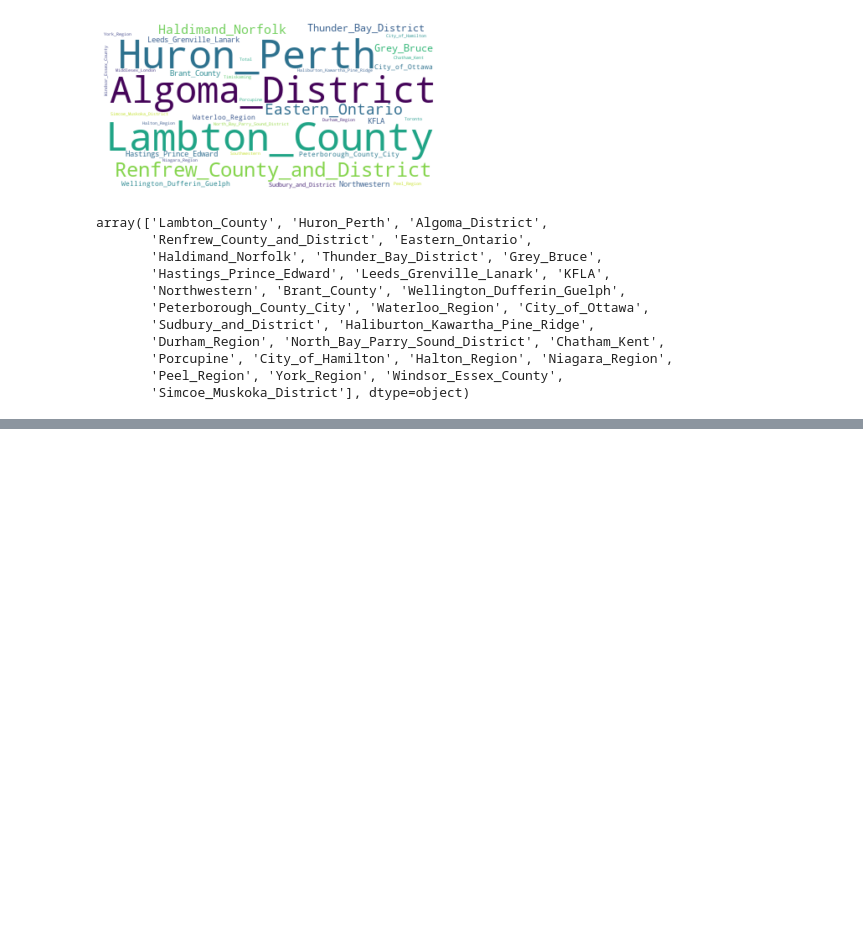
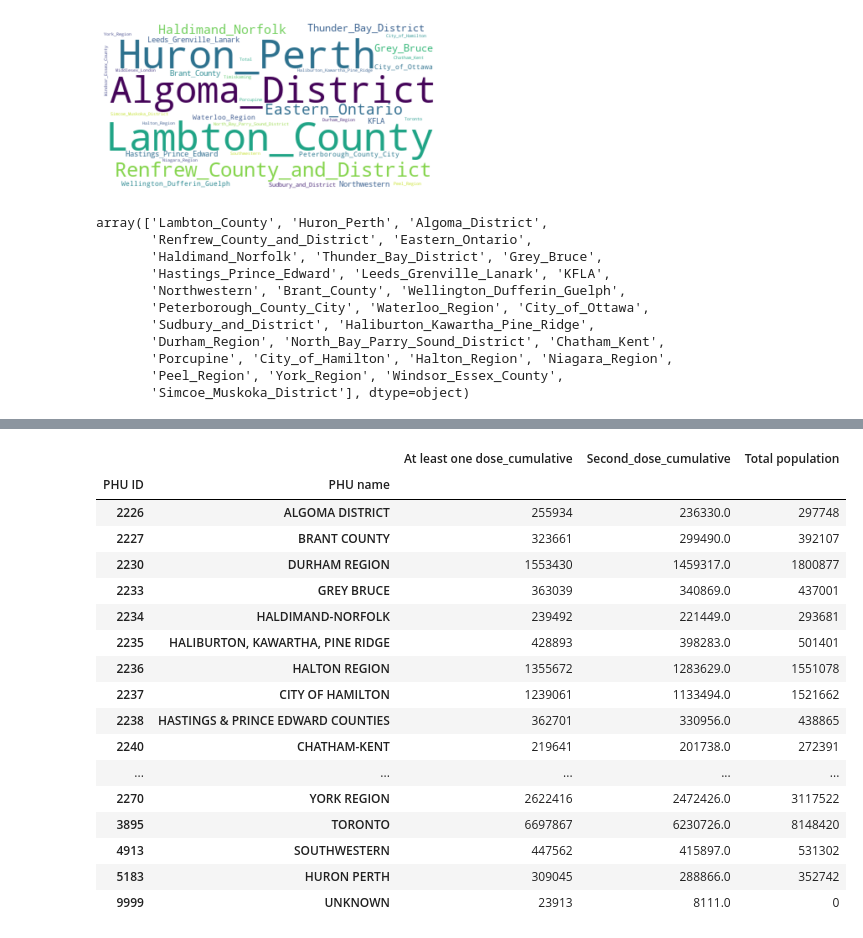
Before and after one commit to keqideng/data_analysis_portfolio_project, a Jupyter notebook: ontario_covid_analysis/ontario_covid_analysis.ipynb, the cells around one changed output, grey strips where cells are left out. Drawn from its saved outputs; the diff is of its cells as text; code cells hidden in the pictures; blank space fills up the shorter version.

```diff
--- a/ontario_covid_analysis/ontario_covid_analysis.ipynb
+++ b/ontario_covid_analysis/ontario_covid_analysis.ipynb
@@ -312,0 +377,23 @@ array(['Lambton_County', 'Huron_Perth', 'Algoma_District',
+# %%
+#First we ignore the age group difference, focus on the district
+on_vaxx_piv = pd.pivot_table(data=on_vaxx_rn_df, values=['At least one dose_cumulative','Second_dose_cumulative','Total population'], index=['PHU ID','PHU name'], aggfunc=np.sum)
+on_vaxx_piv
+# %% [output]
+|  |  | At least one dose_cumulative | Second_dose_cumulative | Total population |
+| PHU ID | PHU name |  |  |  |
+| 2226 | ALGOMA DISTRICT | 255934 | 236330.0 | 297748 |
+| 2227 | BRANT COUNTY | 323661 | 299490.0 | 392107 |
+| 2230 | DURHAM REGION | 1553430 | 1459317.0 | 1800877 |
+| 2233 | GREY BRUCE | 363039 | 340869.0 | 437001 |
+| 2234 | HALDIMAND-NORFOLK | 239492 | 221449.0 | 293681 |
+| 2235 | HALIBURTON, KAWARTHA, PINE RIDGE | 428893 | 398283.0 | 501401 |
+| 2236 | HALTON REGION | 1355672 | 1283629.0 | 1551078 |
+| 2237 | CITY OF HAMILTON | 1239061 | 1133494.0 | 1521662 |
+| 2238 | HASTINGS & PRINCE EDWARD COUNTIES | 362701 | 330956.0 | 438865 |
+| 2240 | CHATHAM-KENT | 219641 | 201738.0 | 272391 |
+| ... | ... | ... | ... | ... |
+| 2270 | YORK REGION | 2622416 | 2472426.0 | 3117522 |
+| 3895 | TORONTO | 6697867 | 6230726.0 | 8148420 |
+| 4913 | SOUTHWESTERN | 447562 | 415897.0 | 531302 |
+| 5183 | HURON PERTH | 309045 | 288866.0 | 352742 |
+| 9999 | UNKNOWN | 23913 | 8111.0 | 0 |
```
Also changed, not shown: parts of 7 cells of this notebook.
